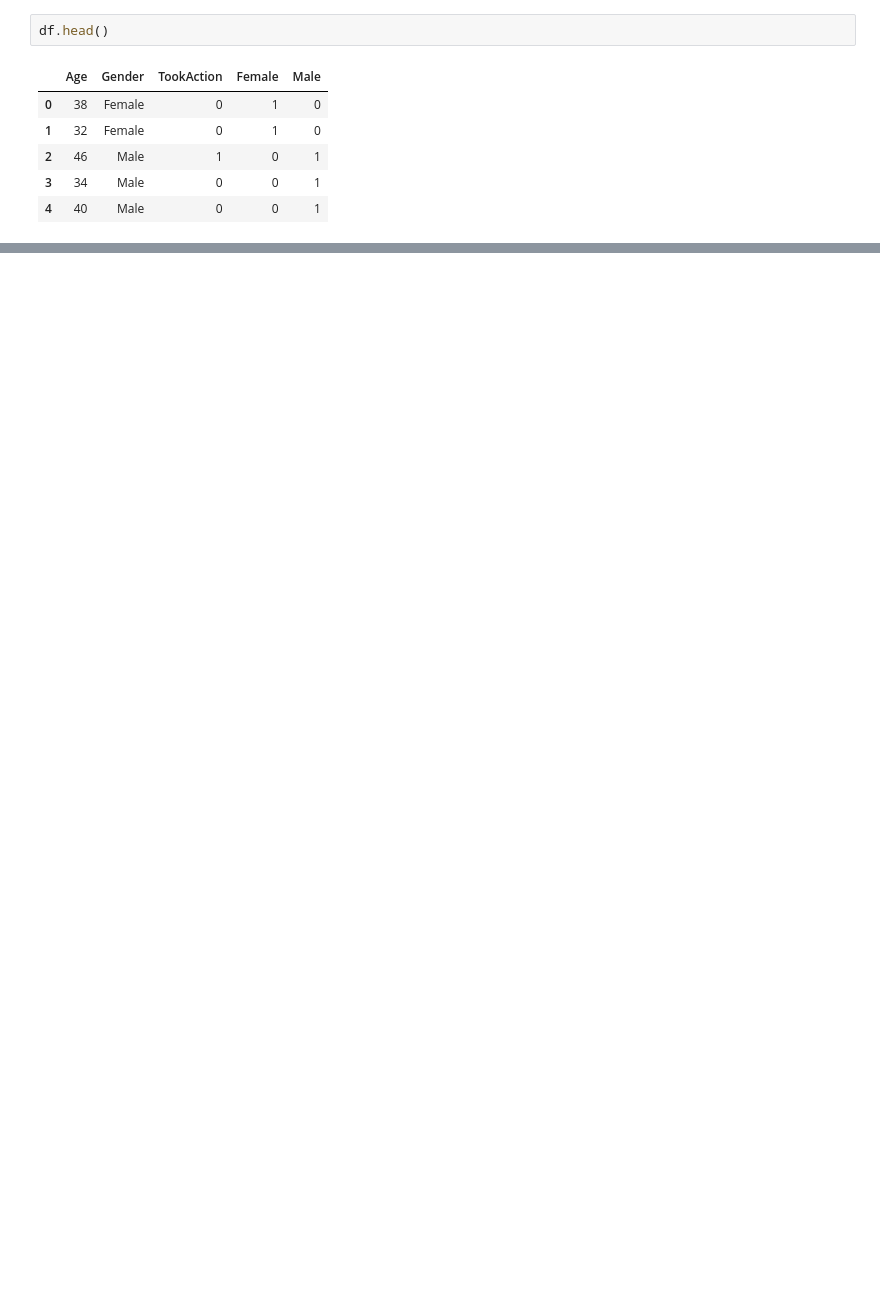
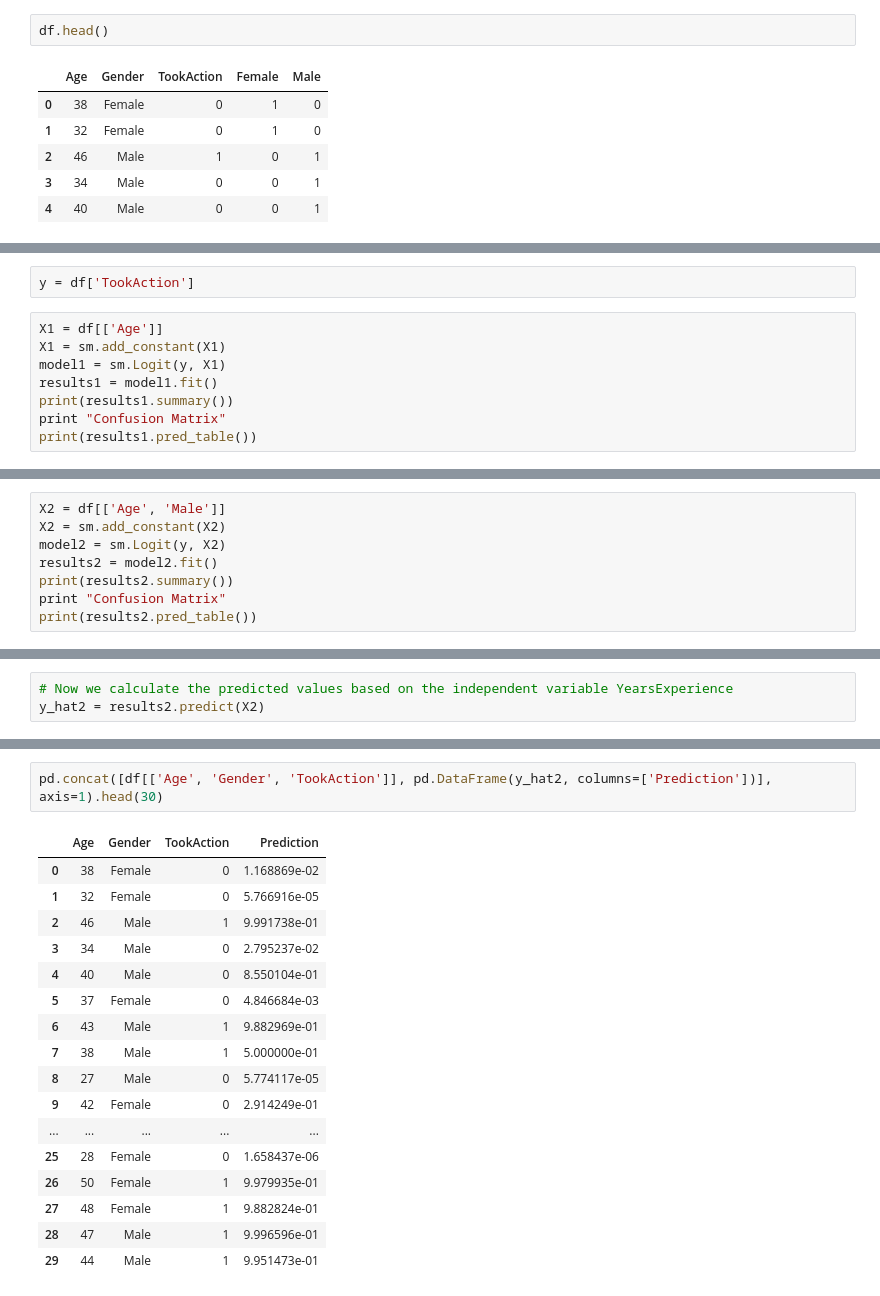
Before and after one commit to yaskyj/data-practice, a Jupyter notebook: Logistic Regression.ipynb, the cells around one changed output, grey strips where cells are left out. Cells and saved outputs as stored; diff of their text form; blank space fills up the shorter version.

```diff
--- a/Logistic Regression.ipynb
+++ b/Logistic Regression.ipynb
@@ -51,0 +44,10 @@ print(results3.summary())
+# %%
+y = df['TookAction']
+# %%
+X1 = df[['Age']]
+X1 = sm.add_constant(X1)
+model1 = sm.Logit(y, X1)
+results1 = model1.fit()
+print(results1.summary())
+print "Confusion Matrix"
+print(results1.pred_table())
@@ -61,0 +82,8 @@ show(p)
+# %%
+X2 = df[['Age', 'Male']]
+X2 = sm.add_constant(X2)
+model2 = sm.Logit(y, X2)
+results2 = model2.fit()
+print(results2.summary())
+print "Confusion Matrix"
+print(results2.pred_table())
@@ -61,0 +108,3 @@ show(p)
+# %%
+# Now we calculate the predicted values based on the independent variable YearsExperience
+y_hat2 = results2.predict(X2)
@@ -61,0 +118,20 @@ show(p)
+# %%
+pd.concat([df[['Age', 'Gender', 'TookAction']], pd.DataFrame(y_hat2, columns=['Prediction'])], axis=1).head(30)
+# %% [output]
+|  | Age | Gender | TookAction | Prediction |
+| 0 | 38 | Female | 0 | 1.168869e-02 |
+| 1 | 32 | Female | 0 | 5.766916e-05 |
+| 2 | 46 | Male | 1 | 9.991738e-01 |
+| 3 | 34 | Male | 0 | 2.795237e-02 |
+| 4 | 40 | Male | 0 | 8.550104e-01 |
+| 5 | 37 | Female | 0 | 4.846684e-03 |
+| 6 | 43 | Male | 1 | 9.882969e-01 |
+| 7 | 38 | Male | 1 | 5.000000e-01 |
+| 8 | 27 | Male | 0 | 5.774117e-05 |
+| 9 | 42 | Female | 0 | 2.914249e-01 |
+| ... | ... | ... | ... | ... |
+| 25 | 28 | Female | 0 | 1.658437e-06 |
+| 26 | 50 | Female | 1 | 9.979935e-01 |
+| 27 | 48 | Female | 1 | 9.882824e-01 |
+| 28 | 47 | Male | 1 | 9.996596e-01 |
+| 29 | 44 | Male | 1 | 9.951473e-01 |
```
Also changed, not shown: parts of 8 cells of this notebook.
